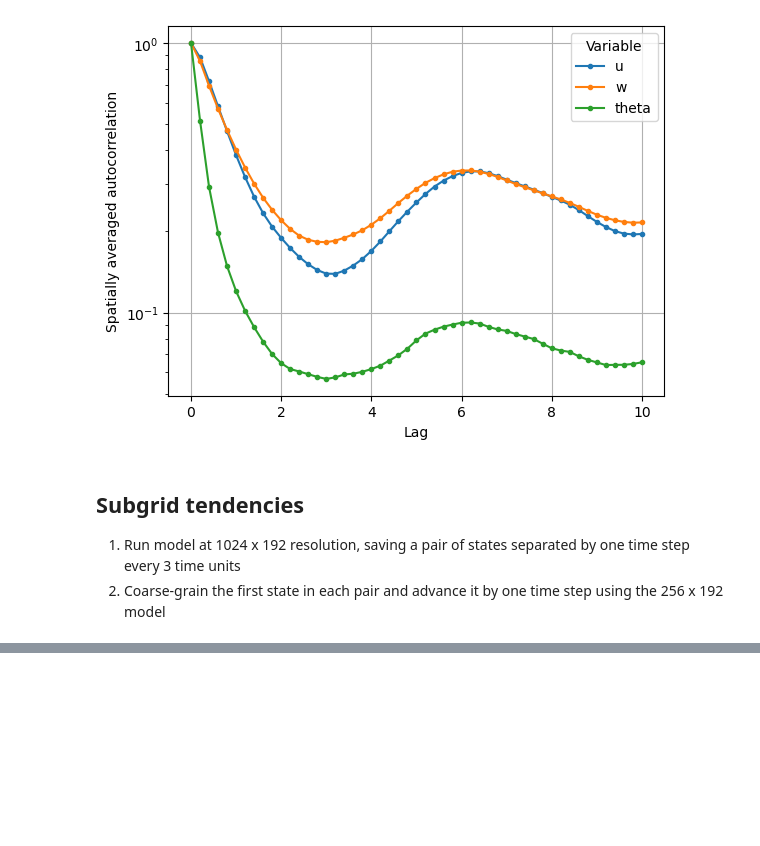
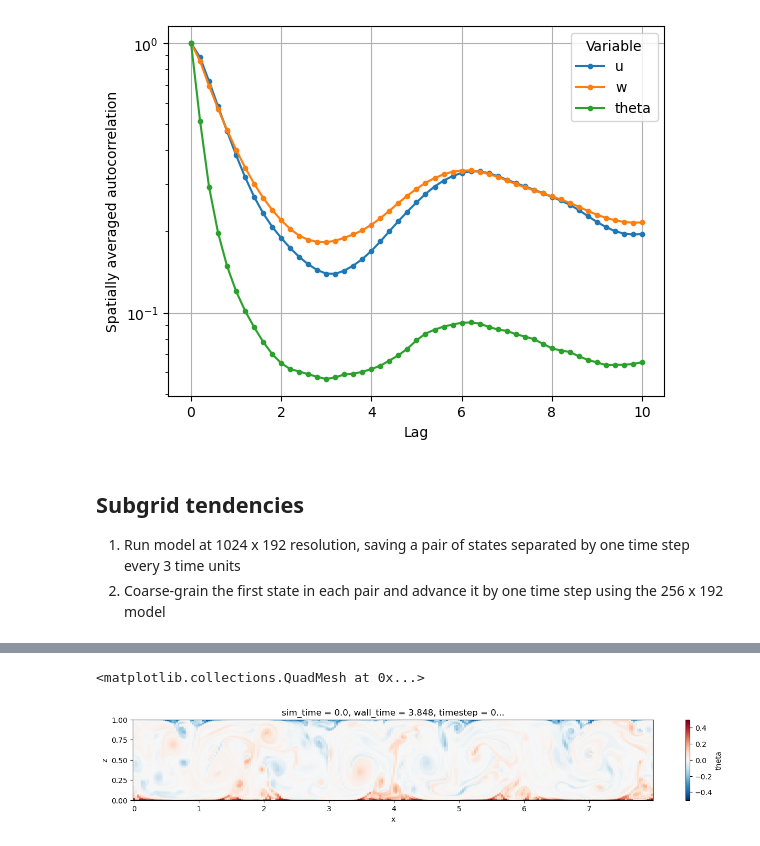
Before and after one commit to tschanzer/honours-project, a Jupyter notebook: notebooks/training_data.ipynb, the cells around one changed output, grey strips where cells are left out. Saved outputs shown, nothing was run; the diff lists cells and outputs as text; code cells hidden in the pictures; blank space fills up the shorter version.

```diff
--- a/notebooks/training_data.ipynb
+++ b/notebooks/training_data.ipynb
@@ -71,0 +82,5 @@ subgrid_tend.u.isel(t=0).plot(figsize=(16,2), vmin=-4, vmax=4, cmap='RdBu_r')
+# %%
+coarse_t.theta.isel(t=0).T.plot(figsize=(16,2), vmin=-0.5, vmax=0.5, cmap='RdBu_r')
+# %% [output]
+<matplotlib.collections.QuadMesh at 0x...>
+[figure, added]
```
Also changed, not shown: parts of 5 cells of this notebook.
